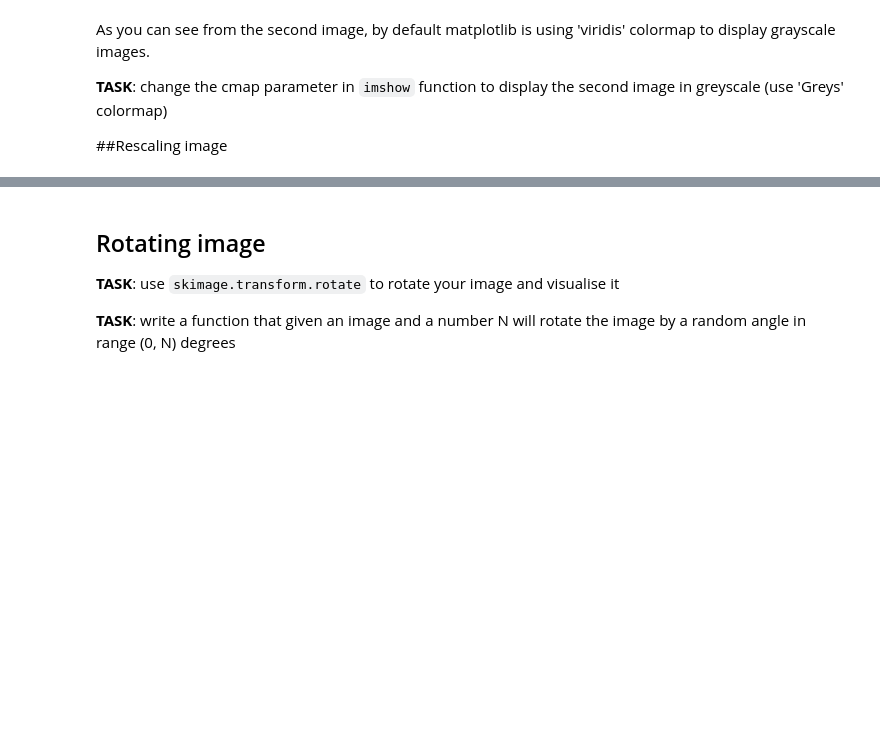
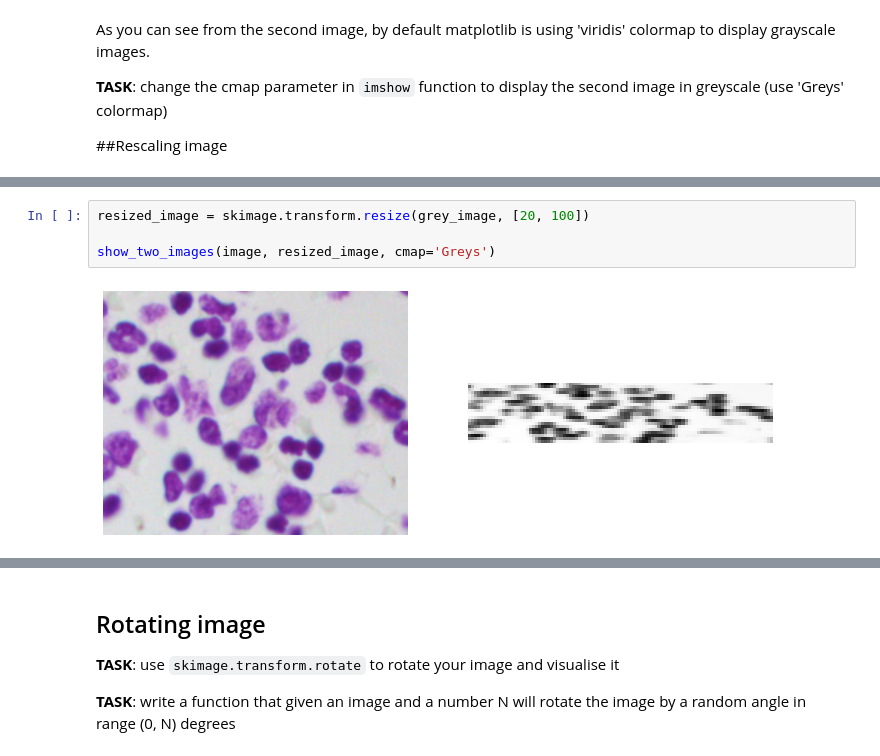
Before and after one commit to imagejan/teaching-dl-course-2020, a Jupyter notebook: Webinars/exercise1/image_manipulation.ipynb, the cells around one changed output, grey strips where cells are left out. Saved outputs shown, nothing was run; the diff lists cells and outputs as text; blank space fills up the shorter version.

```diff
--- a/Webinars/exercise1/image_manipulation.ipynb
+++ b/Webinars/exercise1/image_manipulation.ipynb
@@ -125,0 +184,6 @@ Advanced **TASK**: modify `show_two_images` to show n images - given a list of a
+# %%
+resized_image = skimage.transform.resize(grey_image, [20, 100])
+
+show_two_images(image, resized_image, cmap='Greys')
+# %% [output]
+[figure, added]
```
Also changed, not shown: parts of 28 cells of this notebook.
